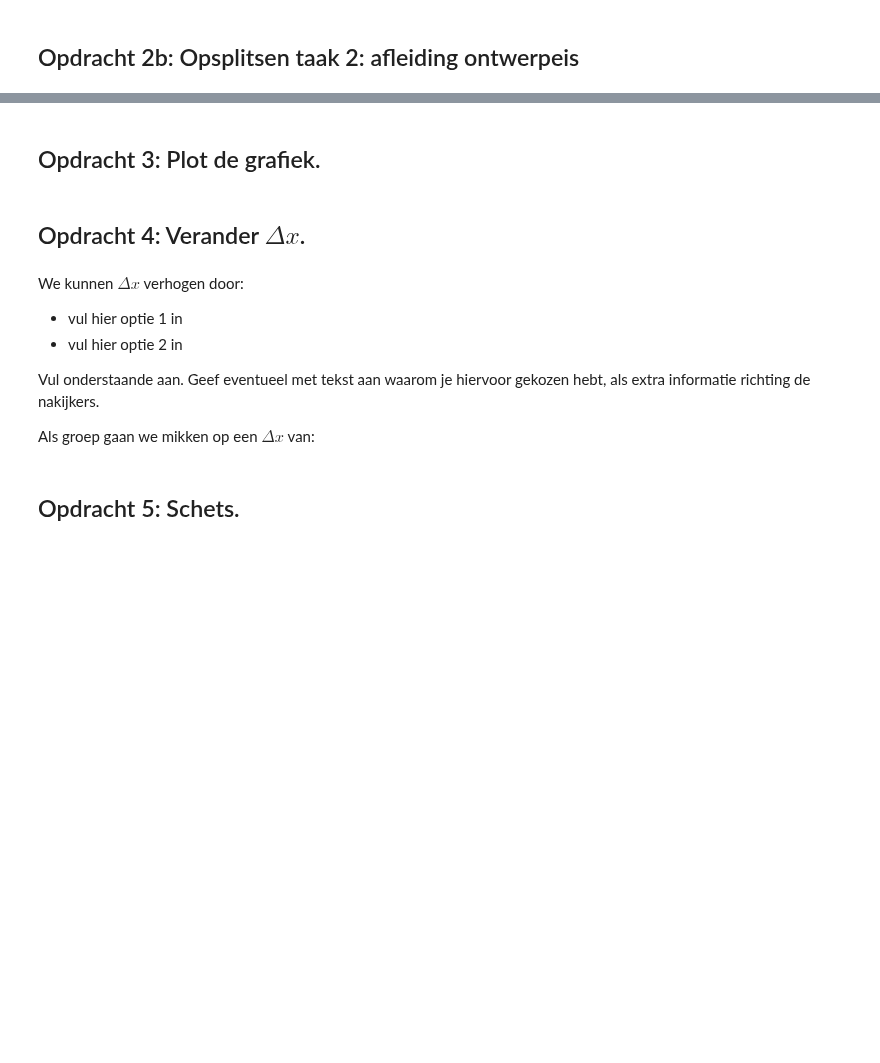
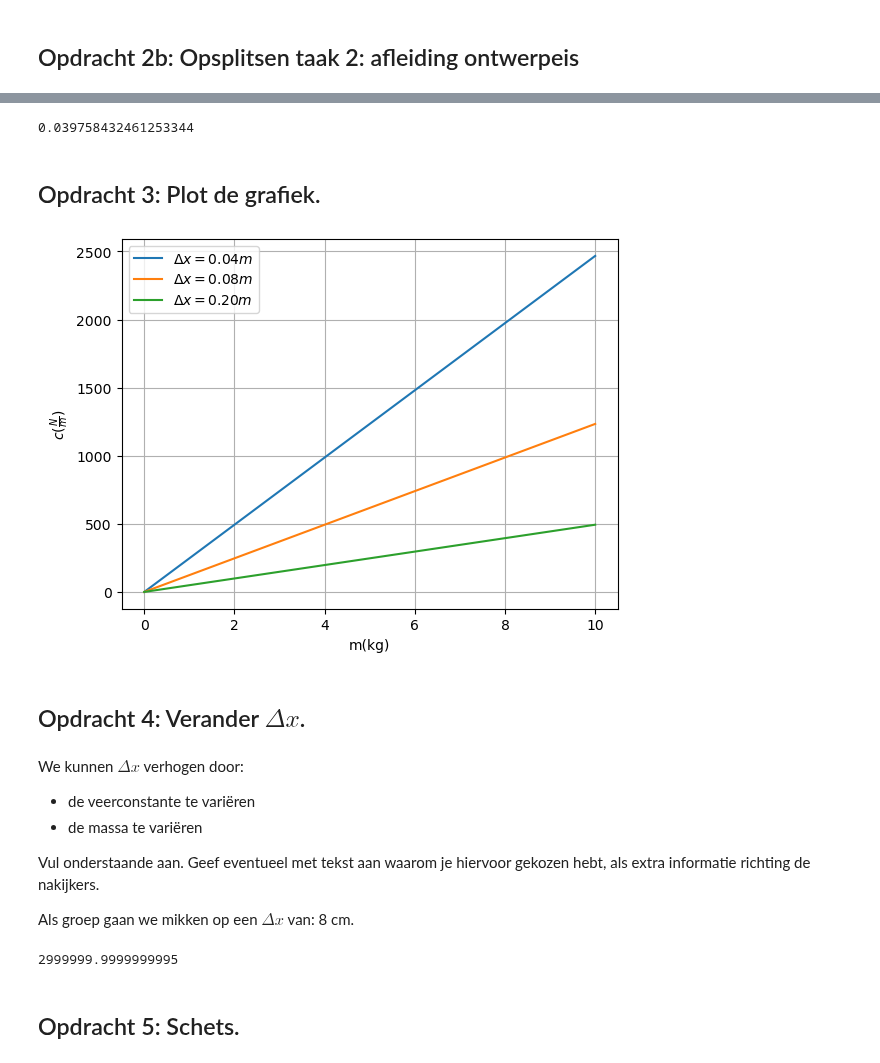
Before and after one commit to tdenooijer26/DEF-T-opdrachten, a Jupyter notebook: FysiekeOntwerpopdrachten/5MaakEenOpstellingTrillingsvrij/Ontwerpopdracht5MaakEenOpstellingTrillingsvrijInvulTemplate.ipynb, the cells around one changed output, grey strips where cells are left out. Saved outputs shown, nothing was run; the diff lists cells and outputs as text; code cells hidden in the pictures; blank space fills up the shorter version.

```diff
--- a/FysiekeOntwerpopdrachten/5MaakEenOpstellingTrillingsvrij/Ontwerpopdracht5MaakEenOpstellingTrillingsvrijInvulTemplate.ipynb
+++ b/FysiekeOntwerpopdrachten/5MaakEenOpstellingTrillingsvrij/Ontwerpopdracht5MaakEenOpstellingTrillingsvrijInvulTemplate.ipynb
@@ -56,21 +70,54 @@ print(w_0)
 # %%
 # Bereken hier de minimale Delta-x waarbij je aan de eis van de opdracht voldoet.
+g = 9.81
+dx = g/((w_0)**2)
+
+print(dx)
+# %% [output]
+0.039758432461253344
 # %% [markdown]
 ## Opdracht 3: Plot de grafiek.
 # %%
 # Voeg hier je plot in. Lees goed de opdracht wat er in de grafiek moet staan!
 # Het is ook handig om je grafiek op te slaan, doe dat door met plt.savefig().
+
+def linfunc(x, a):
+    return a*x
+
+x = np.linspace(0, 10, 1000)
+g =9.81
+plt.figure()
+plt.plot(x, linfunc(x, g/dx), label= f'$ \\Delta x = {dx: .2f} m$')
+plt.plot(x, linfunc(x, g/(2*dx)), label= f'$ \\Delta x = {2*dx: .2f} m$')
+plt.plot(x, linfunc(x, g/(5*dx)), label= f'$ \\Delta x = {5*dx: .2f} m$')
+plt.xlabel('m(kg)')
+plt.ylabel('$ c(\\frac{N}{m}) $')
+plt.legend()
+plt.grid()
+plt.show()
+# %% [output]
+[figure, added]
 # %% [markdown]
 ## Opdracht 4: Verander $\Delta x$.
 # %% [markdown]
 We kunnen $\Delta x$ verhogen door:
 
-- vul hier optie 1 in
-- vul hier optie 2 in
+- de veerconstante te variëren
+- de massa te variëren
 
 Vul onderstaande aan. Geef eventueel met tekst aan waarom je hiervoor gekozen hebt, als extra informatie richting de nakijkers.
 
-Als groep gaan we mikken op een $\Delta x$ van:
+Als groep gaan we mikken op een $\Delta x$ van: 8 cm.
+# %%
+#youngs modulus
+c=600
+L= 0.1
+A=0.002*0.01
+
+E=(c*L)/A
+print(E)
+# %% [output]
+2999999.9999999995
 # %% [markdown]
 ## Opdracht 5: Schets.
 # %% [markdown]
```
Also changed, not shown: parts of 12 cells of this notebook, 2 other files.
